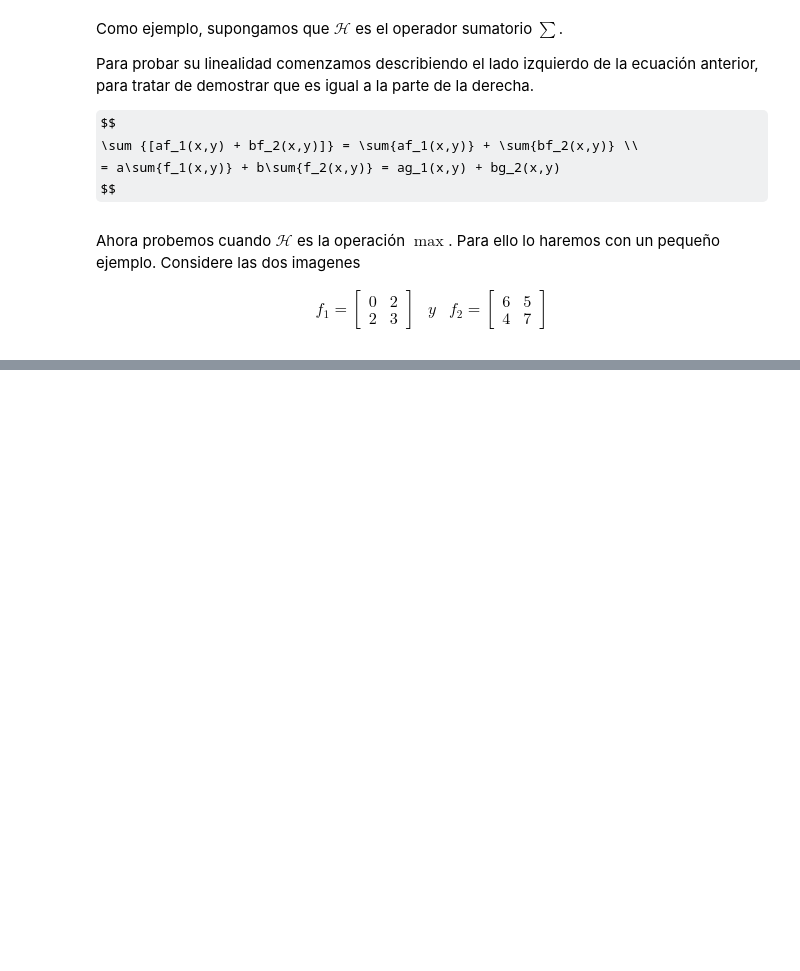
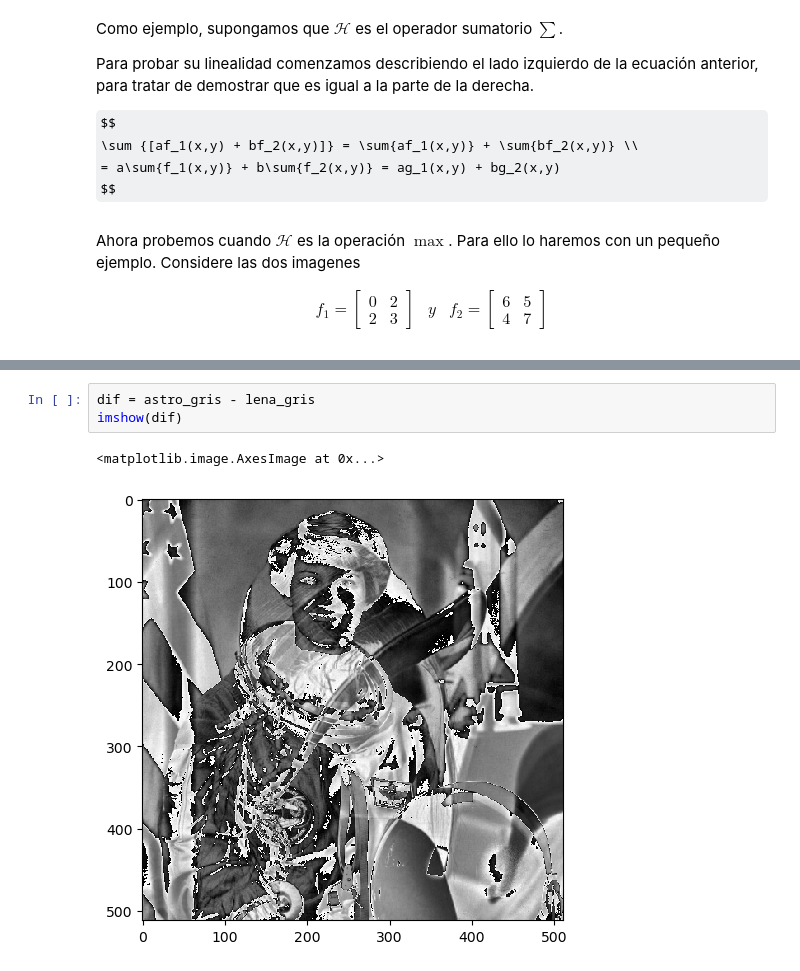
Before and after one commit to rolquitel/PDI, a Jupyter notebook: 02 fundamentos/02 fundamentos.ipynb, the cells around one changed output, grey strips where cells are left out. Saved outputs shown, nothing was run; the diff lists cells and outputs as text; some formulas as TeX source; blank space fills up the shorter version.

```diff
--- a/02 fundamentos/02 fundamentos.ipynb
+++ b/02 fundamentos/02 fundamentos.ipynb
@@ -495,0 +558,6 @@ $$
+# %%
+dif = astro_gris - lena_gris
+imshow(dif)
+# %% [output]
+<matplotlib.image.AxesImage at 0x...>
+[figure, added]
```
Also changed, not shown: parts of 37 cells of this notebook, 7 other files.
